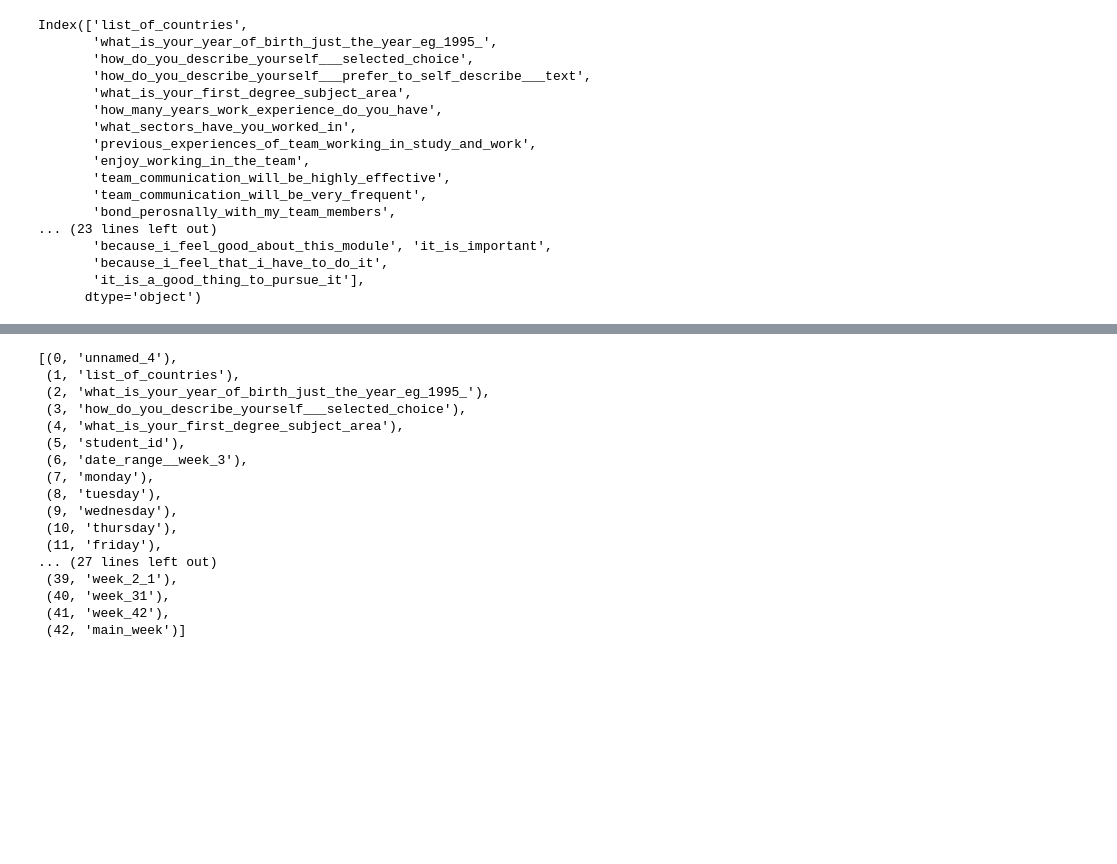
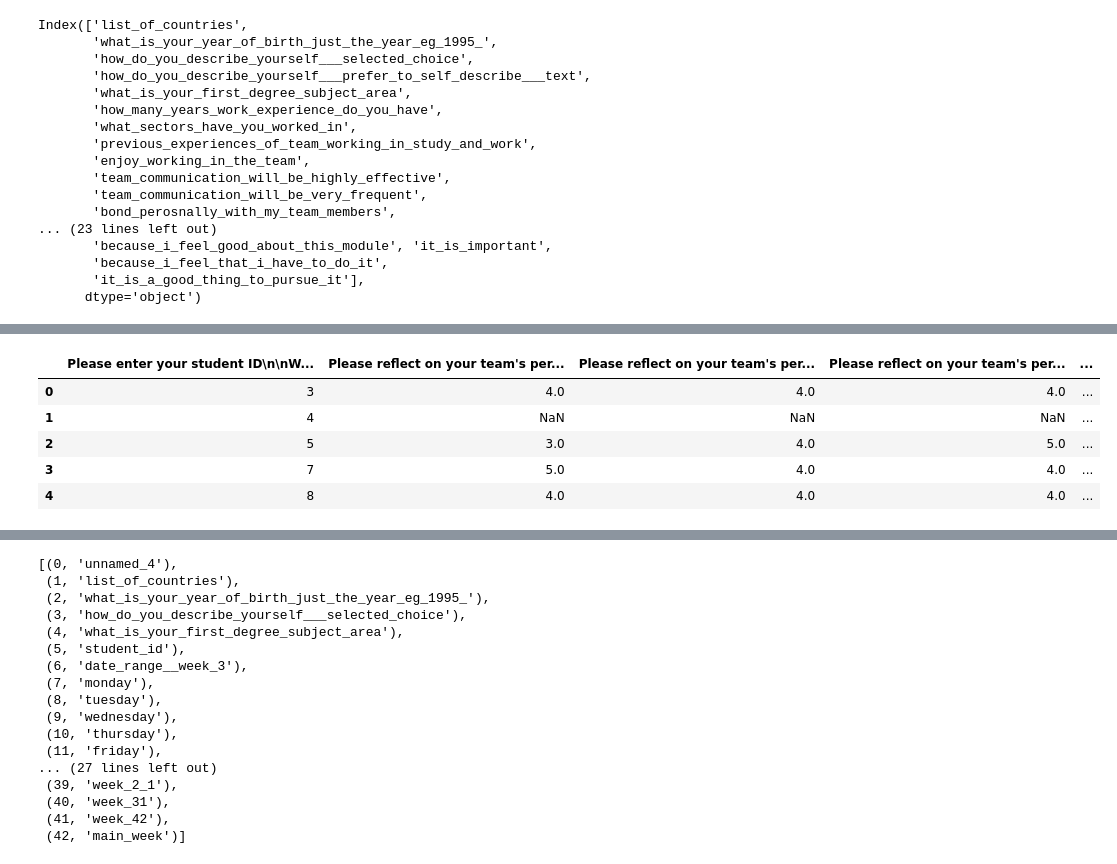
Before and after one commit to tjgusshy/UWE_Brsitol_IGP_Project, a Jupyter notebook: python_folder/eda.ipynb, the cells around one changed output, grey strips where cells are left out. Drawn from its saved outputs; the diff is of its cells as text; code cells hidden in the pictures; blank space fills up the shorter version.

```diff
--- a/python_folder/eda.ipynb
+++ b/python_folder/eda.ipynb
@@ -94,6 +147,15 @@ demo_week_2_numeric.drop_duplicates().reset_index(drop=True).to_csv('demo_week_2
 #reading excel with multiple sheets and selecting a specific sheet
 Retro_numeric = pd.read_excel(xls,'Retro numeric',skiprows=1)
 Retro_numeric.drop_duplicates().reset_index(drop=True).to_csv('Retro_numeric.csv', index=False)
+# %%
+Retro_numeric.head(5)
+# %% [output]
+|  | Please enter your student ID\n\nW... | Please reflect on your team's per... | Please reflect on your team's per... | Please reflect on your team's per... | ... |
+| 0 | 3 | 4.0 | 4.0 | 4.0 | ... |
+| 1 | 4 | NaN | NaN | NaN | ... |
+| 2 | 5 | 3.0 | 4.0 | 5.0 | ... |
+| 3 | 7 | 5.0 | 4.0 | 4.0 | ... |
+| 4 | 8 | 4.0 | 4.0 | 4.0 | ... |
 # %%
 #reading excel with multiple sheets and selecting a specific sheetx
 Retrospective = pd.read_excel(xls,'Retrospective',skiprows=1,na_values='NA')
```
Also changed, not shown: parts of 5 cells of this notebook, 1 other file.
